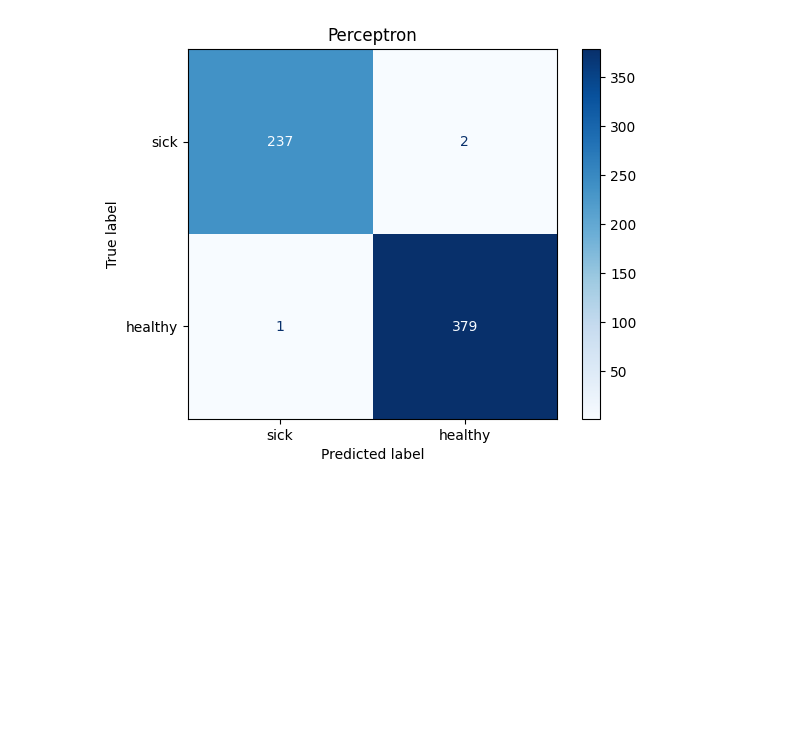
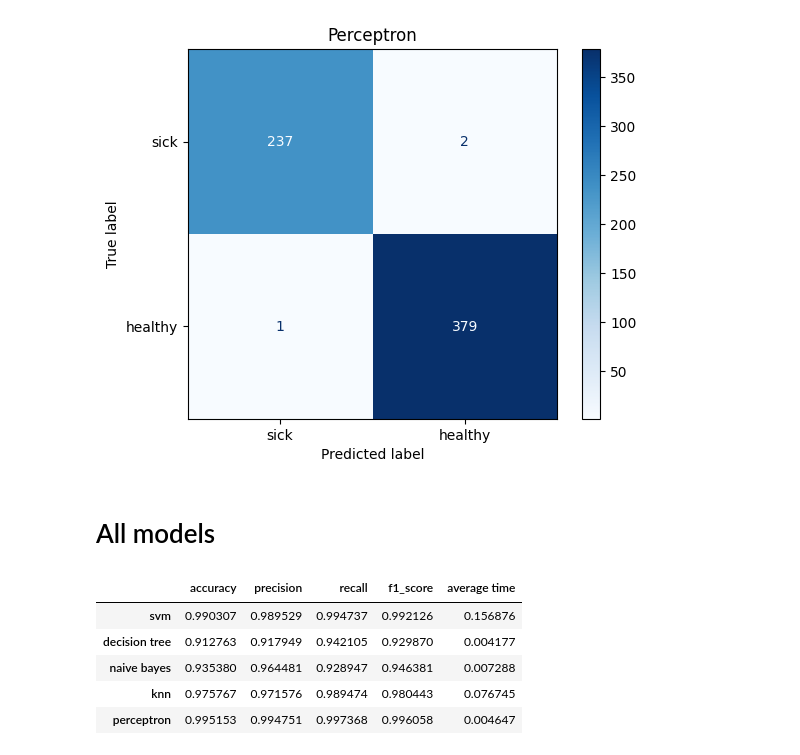
Before and after one commit to alex-bolshunov/Plant-Disease-Detection, a Jupyter notebook: plant_disease_modeling.ipynb, the cells around one changed output. Cells and saved outputs as stored; diff of their text form; code cells hidden in the pictures; blank space fills up the shorter version.

Commit message:
added All models section, added average time functionality

```diff
--- a/plant_disease_modeling.ipynb
+++ b/plant_disease_modeling.ipynb
@@ -174,6 +189,7 @@ y_pred = decision_tree.predict(X_test)
 name = "decision tree"
 
 metrics.update(name, y_test, y_pred)
+metrics.set_average_time(name, decision_tree, X_test)
 metrics.print_metrics(name)
 # %% [output]
 Model name: decision tree
@@ -228,6 +245,7 @@ y_pred = naive_bayes.predict(X_test)
 name = "naive bayes"
 
 metrics.update(name, y_test, y_pred)
+metrics.set_average_time(name, naive_bayes, X_test)
 metrics.print_metrics(name)
 # %% [output]
 Model name: naive bayes
@@ -297,6 +316,7 @@ y_pred = knn.predict(X_test)
 name = "knn"
 
 metrics.update(name, y_test, y_pred)
+metrics.set_average_time(name, knn, X_test)
 metrics.print_metrics(name)
 # %% [output]
 Model name: knn
@@ -345,6 +366,7 @@ y_pred = perceptron.predict(X_test)
 name = "perceptron"
 
 metrics.update(name, y_test, y_pred)
+metrics.set_average_time(name, perceptron, X_test)
 metrics.print_metrics(name)
 # %% [output]
 Model name: perceptron
@@ -370,3 +393,15 @@ metrics.plot_roc_curve(y_test, y_scores, name = name.capitalize())
 metrics.plot_confucion_matrix(y_test, y_pred, name.capitalize())
 # %% [output]
 [figure]
+# %% [markdown]
+# All models
+# %%
+df_metrics = pd.DataFrame(metrics.get_metrics_dict()).T
+df_metrics
+# %% [output]
+|  | accuracy | precision | recall | f1_score | average time |
+| svm | 0.990307 | 0.989529 | 0.994737 | 0.992126 | 0.156876 |
+| decision tree | 0.912763 | 0.917949 | 0.942105 | 0.929870 | 0.004177 |
+| naive bayes | 0.935380 | 0.964481 | 0.928947 | 0.946381 | 0.007288 |
+| knn | 0.975767 | 0.971576 | 0.989474 | 0.980443 | 0.076745 |
+| perceptron | 0.995153 | 0.994751 | 0.997368 | 0.996058 | 0.004647 |
```
Also changed, not shown: parts of 9 cells of this notebook.
